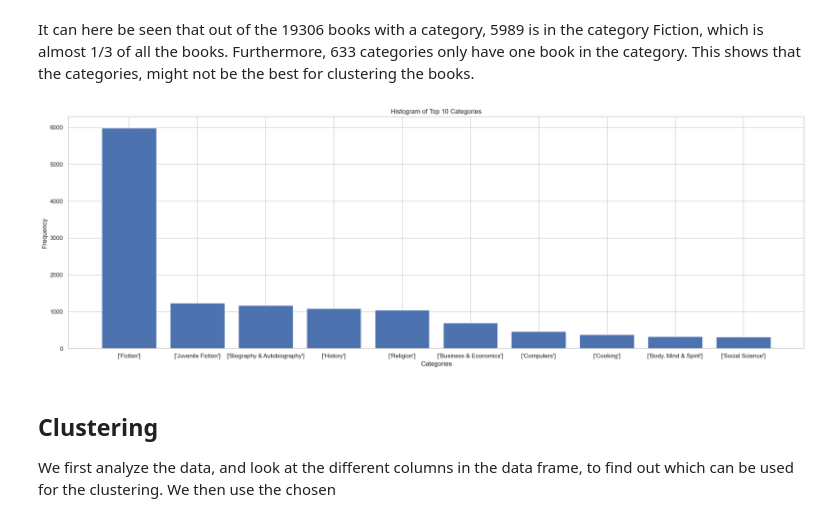
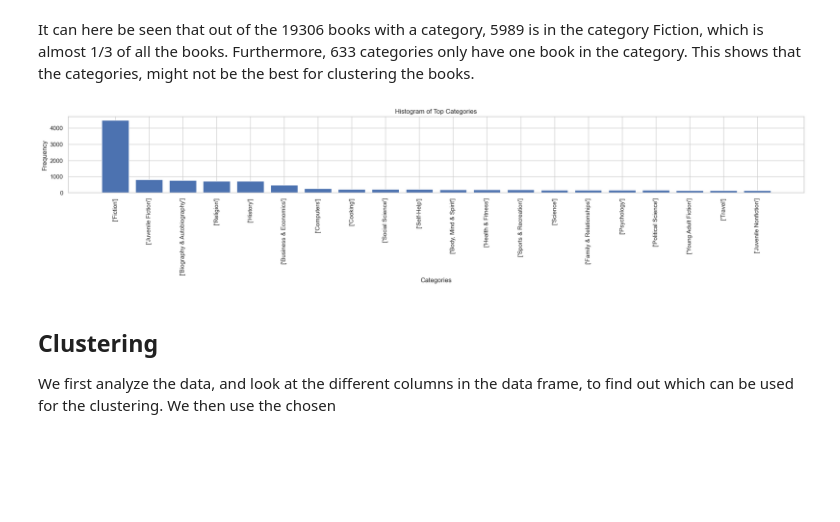
Before and after one commit to s185231/02808_CompTools, a Jupyter notebook: Combined_Notebook.ipynb, the cells around one changed output. Cells and saved outputs as stored; diff of their text form; code cells hidden in the pictures; blank space fills up the shorter version.

```diff
--- a/Combined_Notebook.ipynb
+++ b/Combined_Notebook.ipynb
@@ -901,22 +902,24 @@ It can here be seen that out of the 19306 books with a category, 5989 is in the
 # %%
 
 # Make a histogram of the categories
 
 categories_counts = books_data_2['categories'].explode().value_counts()
 
 # Select the top 10 categories
-top_categories = categories_counts.head(10)
+top_categories = categories_counts.head(20)
 
-# Plotting the histogram for the top 10 categories
+# Plotting the histogram for the top 20 categories
 plt.figure(figsize=(20,7))
+plt.subplot(2, 1, 1)
 plt.bar(top_categories.index, top_categories)
 plt.xlabel('Categories')
 plt.ylabel('Frequency')
-plt.title('Histogram of Top 10 Categories')
+plt.title('Histogram of Top Categories')
+plt.xticks(rotation=90)
 plt.tight_layout()
-plt.show()
+plt.savefig('figs/histogram_top_categories.pdf')
 # %% [output]
-[figure, old version]
+[figure, new version]
 # %% [markdown]
 ## Clustering <a id="clustering"></a> <br>
 We first analyze the data, and look at the different columns in the data frame, to find out which can be used for the clustering.
```
Also changed, not shown: parts of 11 cells of this notebook.
